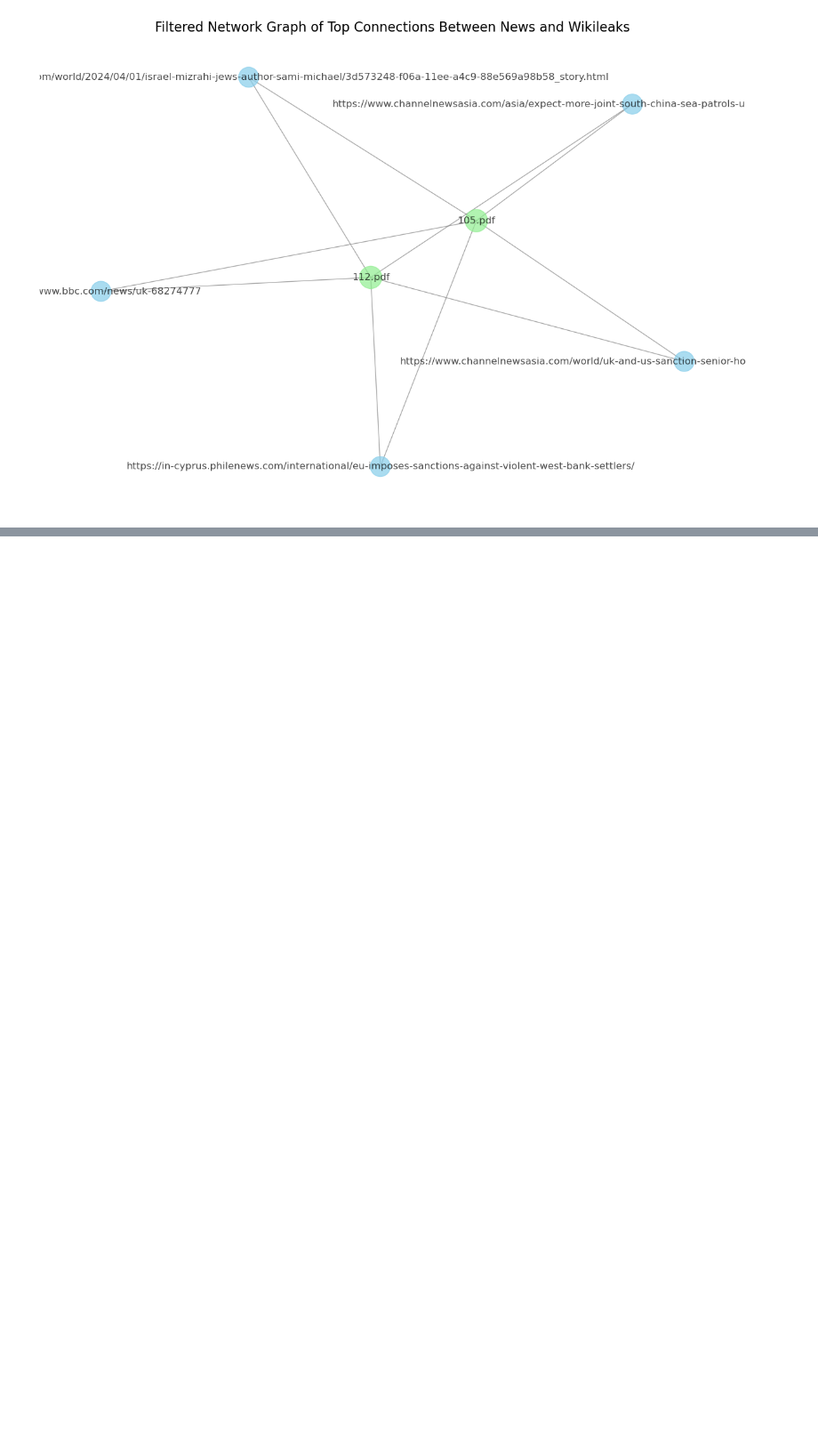
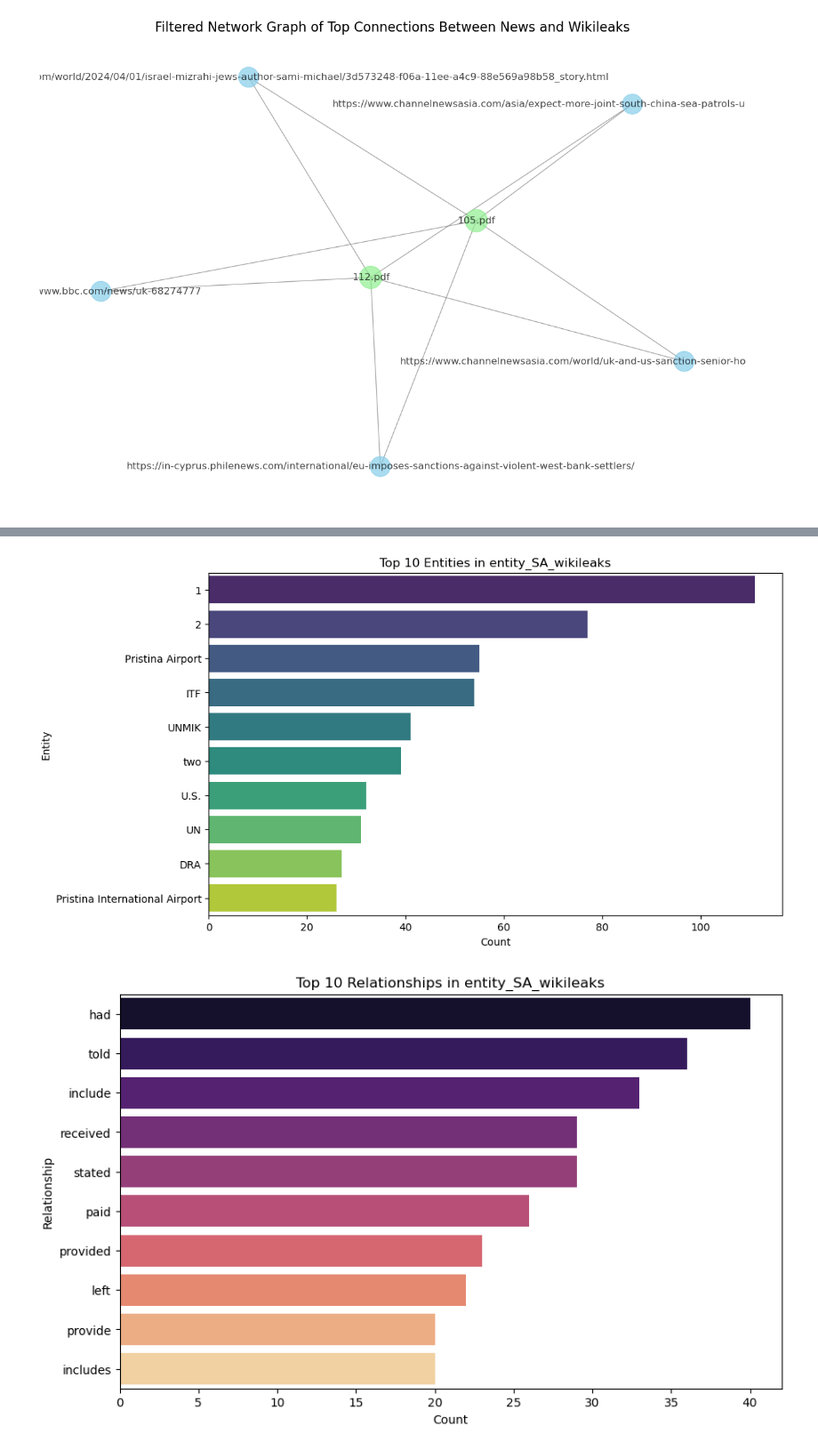
Before and after one commit to mahipandcy/SMUBIADatathon, a Jupyter notebook: visualisation.ipynb, the cells around one changed output, grey strips where cells are left out. Shown at 89% size. Saved outputs shown, nothing was run; the diff lists cells and outputs as text; code cells hidden in the pictures; blank space fills up the shorter version.

```diff
--- a/visualisation.ipynb
+++ b/visualisation.ipynb
@@ -122,0 +329,11 @@ plt.show()
+# %%
+# Visualizations for entity_SA_wikileaks
+df_wikileaks['text'] = df_wikileaks['Text']  # Ensure text column consistency
+visualize_entity_frequency(df_wikileaks, "entity_SA_wikileaks")
+visualize_relationship_frequency(df_wikileaks, "entity_SA_wikileaks")
+visualize_sentiment_distribution(df_wikileaks, "entity_SA_wikileaks")
+visualize_content_length(df_wikileaks, "entity_SA_wikileaks")
+visualize_similarity(df_wikileaks, "text", "entity_SA_wikileaks")
+# %% [output]
+[figure, added]
+[figure, added]
```
Also changed, not shown: parts of 9 cells of this notebook.
